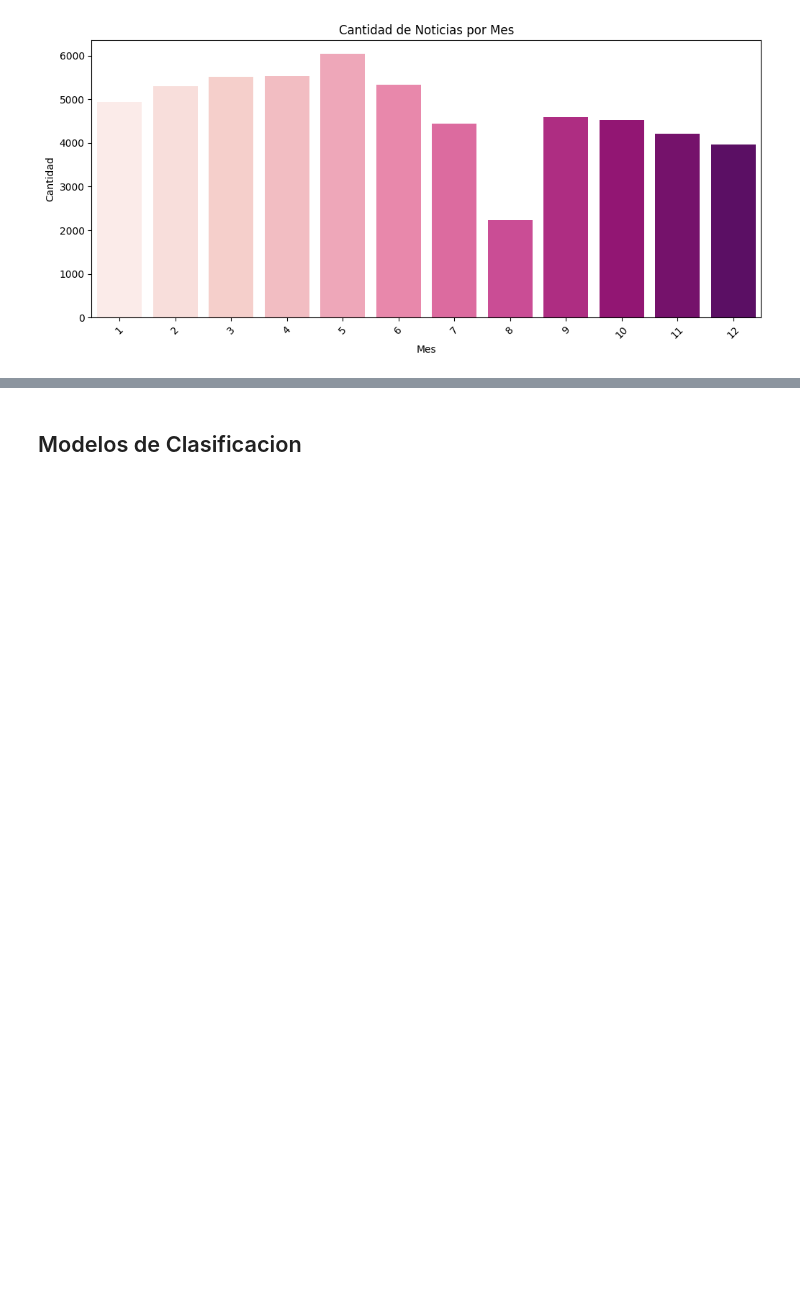
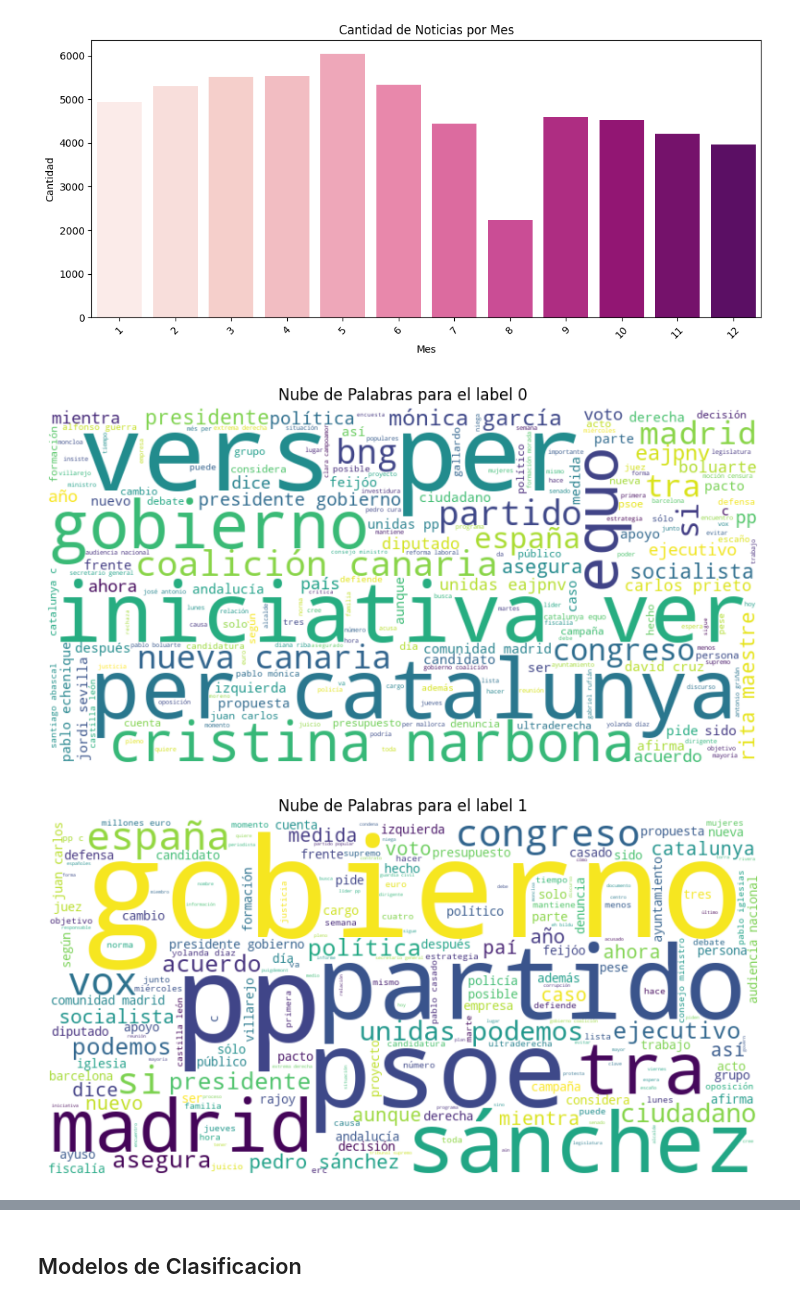
Before and after one commit to cflorido/Text-Analytics-Tool, a Jupyter notebook: code.ipynb, the cells around one changed output, grey strips where cells are left out. Cells and saved outputs as stored; diff of their text form; code cells hidden in the pictures; blank space fills up the shorter version.

Commit message:
nubes de palabras - creacion de matrices TF-IDF

```diff
--- a/code.ipynb
+++ b/code.ipynb
@@ -150,0 +280,4 @@ None
+# %%
+df_m['words1'] = df_m['words'].apply(preprocessing)
+
+print(df_m.head())
@@ -150,0 +315,12 @@ None
+# %%
+from nltk.stem import WordNetLemmatizer
+from nltk.corpus import wordnet
+
+def lemmatize_verbs(words):
+    """Lemmatize verbs in list of tokenized words"""
+    lemmatizer = WordNetLemmatizer()
+    lemmatized_words = [lemmatizer.lemmatize(word, pos=wordnet.VERB) for word in words]
+    return lemmatized_words
+
+df_m['words1'] = df_m['words1'].apply(lemmatize_verbs)
+df_m.head()
@@ -150,0 +334,3 @@ None
+# %%
+df_m['words1'] = df_m['words1'].apply(lambda x: ' '.join(map(str, x)))
+df_m
@@ -150,0 +393,7 @@ None
+# %%
+label_values = ['1', '0']
+for label in label_values:
+    filtered_data = df_m[df_m['Label'] == label]
+    print(f"Datos para label {label}:")
+    print(filtered_data.head())
+    print(f"Número de registros para label {label}: {filtered_data.shape[0]}")
@@ -212,3 +472,19 @@ Passing `palette` without assigning `hue` is deprecated and will be removed in v
 
   sns.countplot(x=df['Mes'], palette='RdPu')
 [figure]
+# %%
+from wordcloud import WordCloud
+import matplotlib.pyplot as plt
+
+for label in [0,1]:
+    text_ = ' '.join(df_m[df_m['Label'] == label]['words1'])
+    wordcloud = WordCloud(width=800, height=400, background_color='white').generate(text_)
+
+    plt.figure(figsize=(10, 5))
+    plt.imshow(wordcloud, interpolation='bilinear')
+    plt.title(f'Nube de Palabras para el label {label}')
+    plt.axis('off')
+    plt.show()
+# %% [output]
+[figure, added]
+[figure, added]
```
Also changed, not shown: parts of 27 cells of this notebook.
